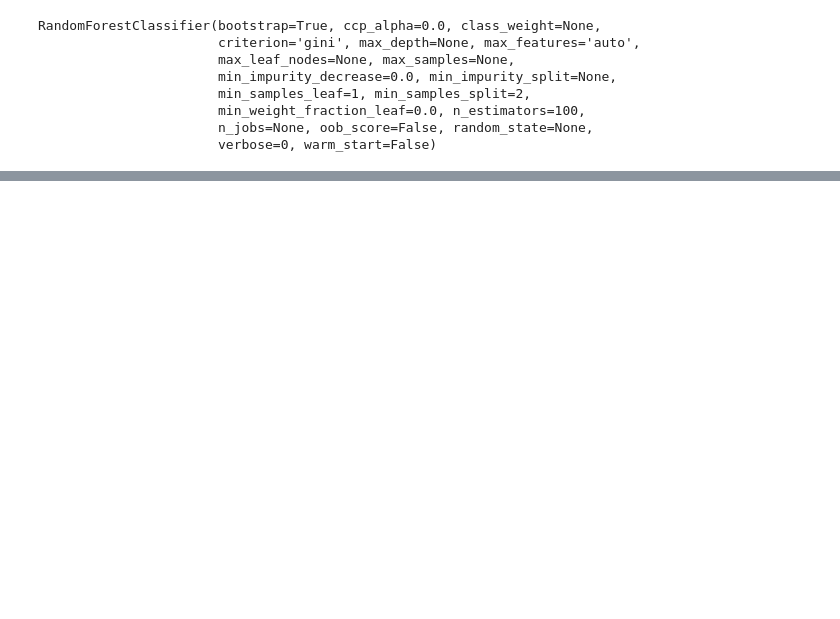
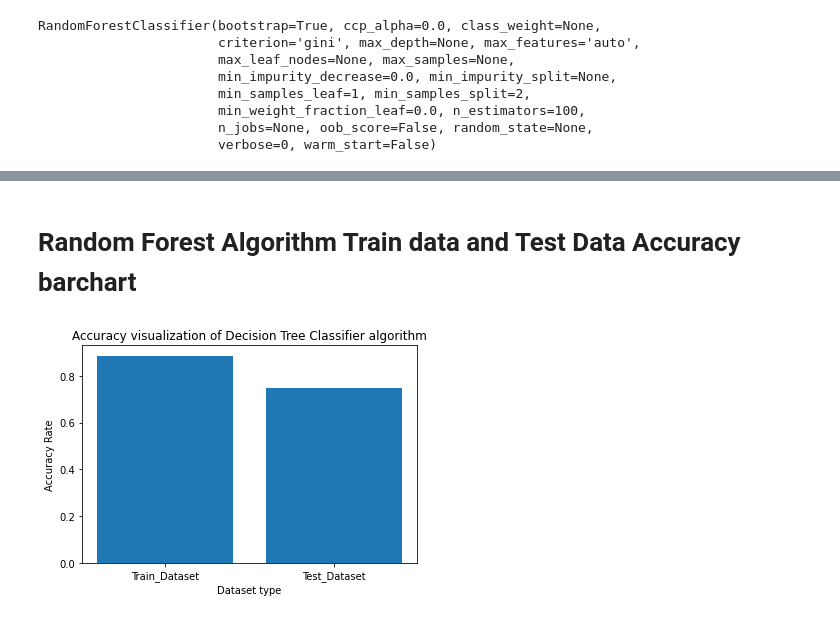
Before and after one commit to Nahidjc/Al_Lab, a Jupyter notebook: blackFungusData.ipynb, the cells around one changed output, grey strips where cells are left out. Cells and saved outputs as stored; diff of their text form; code cells hidden in the pictures; blank space fills up the shorter version.

```diff
--- a/blackFungusData.ipynb
+++ b/blackFungusData.ipynb
@@ -283,0 +308,2 @@ RandomForestClassifier(bootstrap=True, ccp_alpha=0.0, class_weight=None,
+# %%
+dt_train_score = rf.score(x_train,y_train)
@@ -283,0 +316,2 @@ RandomForestClassifier(bootstrap=True, ccp_alpha=0.0, class_weight=None,
+# %%
+dt_test_score = rf.score(x_test,y_test)
@@ -290,0 +329,12 @@ print(accuracy_score(y_test, y_pred)*100)
+# %% [markdown]
+# **Random Forest Algorithm Train data and Test Data Accuracy barchart**
+# %%
+RF_x=["Train_Dataset","Test_Dataset"]
+RF_y=[dt_train_score,dt_test_score]
+plt.bar(RF_x,RF_y)
+plt.xlabel("Dataset type")
+plt.ylabel("Accuracy Rate")
+plt.title("Accuracy visualization of Decision Tree Classifier algorithm")
+plt.show()
+# %% [output]
+[figure, added]
```
Also changed, not shown: parts of 11 cells of this notebook.
